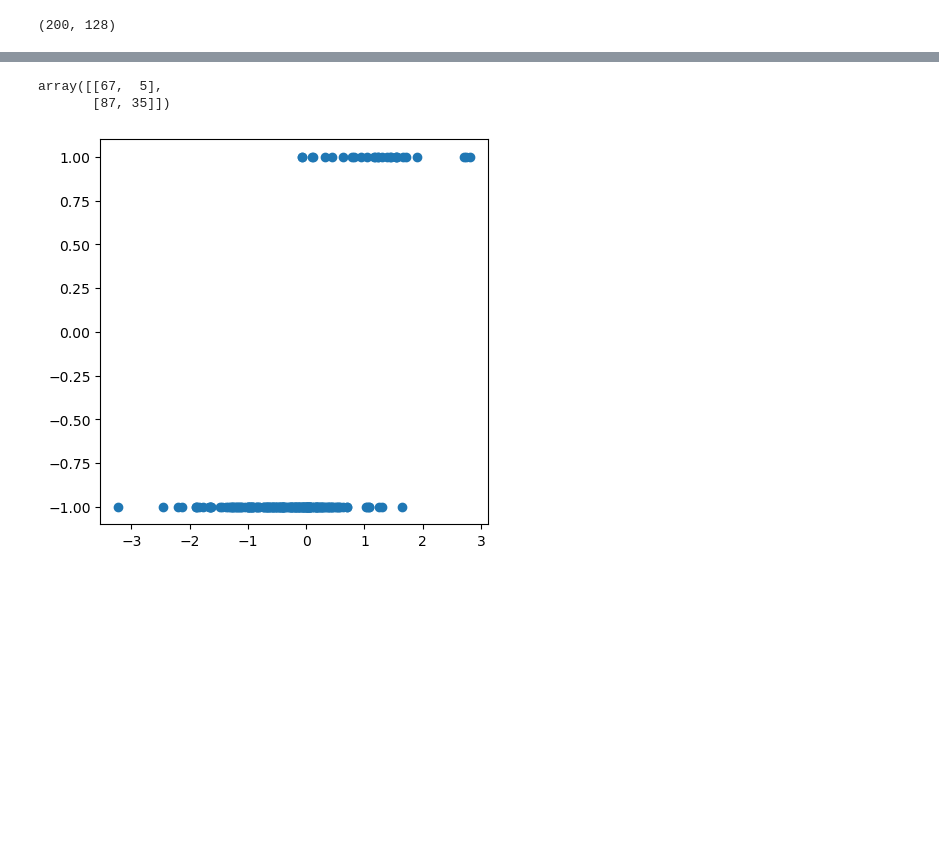
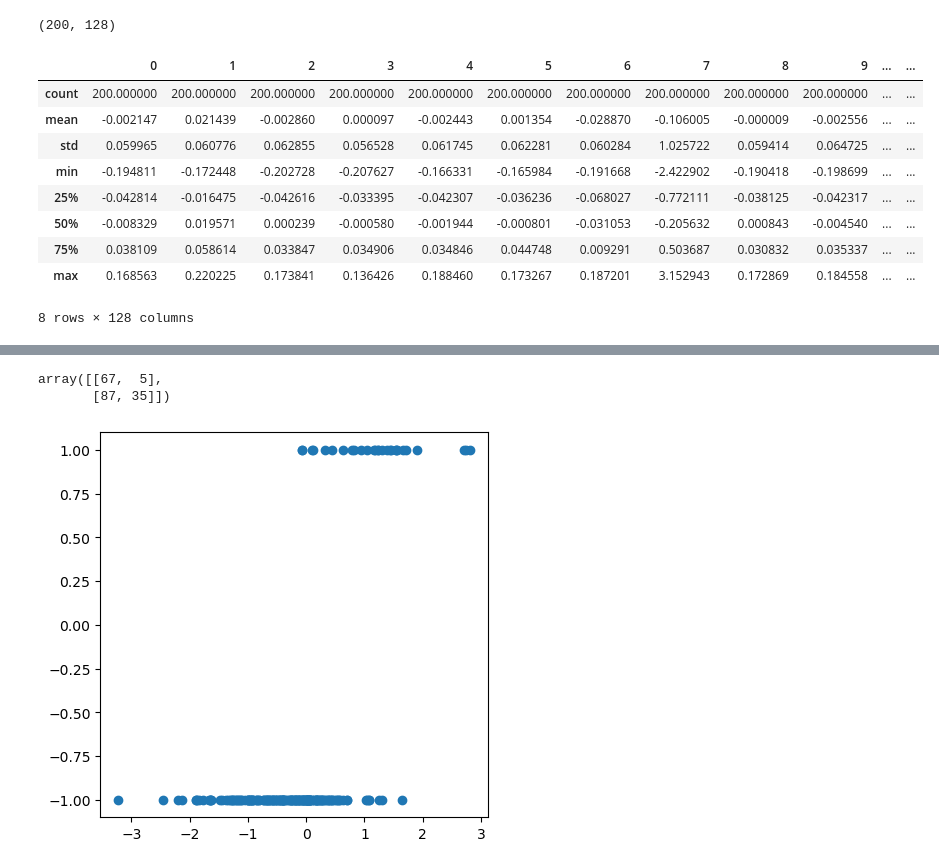
Before and after one commit to waymao/PyTorch-VAE, a Jupyter notebook: test copy.ipynb, the cells around one changed output, grey strips where cells are left out. Saved outputs shown, nothing was run; the diff lists cells and outputs as text; code cells hidden in the pictures; blank space fills up the shorter version.

```diff
--- a/test copy.ipynb
+++ b/test copy.ipynb
@@ -77,6 +79,20 @@ a_numpy = a.detach().cpu().numpy()
 a_numpy.shape
 # %% [output]
 (200, 128)
+# %%
+import pandas as pd
+pd.DataFrame(a_numpy).describe()
+# %% [output]
+|  | 0 | 1 | 2 | 3 | 4 | 5 | 6 | 7 | 8 | 9 | ... | ... |
+| count | 200.000000 | 200.000000 | 200.000000 | 200.000000 | 200.000000 | 200.000000 | 200.000000 | 200.000000 | 200.000000 | 200.000000 | ... | ... |
+| mean | -0.002147 | 0.021439 | -0.002860 | 0.000097 | -0.002443 | 0.001354 | -0.028870 | -0.106005 | -0.000009 | -0.002556 | ... | ... |
+| std | 0.059965 | 0.060776 | 0.062855 | 0.056528 | 0.061745 | 0.062281 | 0.060284 | 1.025722 | 0.059414 | 0.064725 | ... | ... |
+| min | -0.194811 | -0.172448 | -0.202728 | -0.207627 | -0.166331 | -0.165984 | -0.191668 | -2.422902 | -0.190418 | -0.198699 | ... | ... |
+| 25% | -0.042814 | -0.016475 | -0.042616 | -0.033395 | -0.042307 | -0.036236 | -0.068027 | -0.772111 | -0.038125 | -0.042317 | ... | ... |
+| 50% | -0.008329 | 0.019571 | 0.000239 | -0.000580 | -0.001944 | -0.000801 | -0.031053 | -0.205632 | 0.000843 | -0.004540 | ... | ... |
+| 75% | 0.038109 | 0.058614 | 0.033847 | 0.034906 | 0.034846 | 0.044748 | 0.009291 | 0.503687 | 0.030832 | 0.035337 | ... | ... |
+| max | 0.168563 | 0.220225 | 0.173841 | 0.136426 | 0.188460 | 0.173267 | 0.187201 | 3.152943 | 0.172869 | 0.184558 | ... | ... |
+8 rows × 128 columns
 # %%
 a_standardized = (a_numpy - np.mean(a_numpy, axis=0)) / np.std(a_numpy, axis=0)
 sampled_labels = sampled.to_numpy()
```
Also changed, not shown: parts of 12 cells of this notebook, 1 other file.
